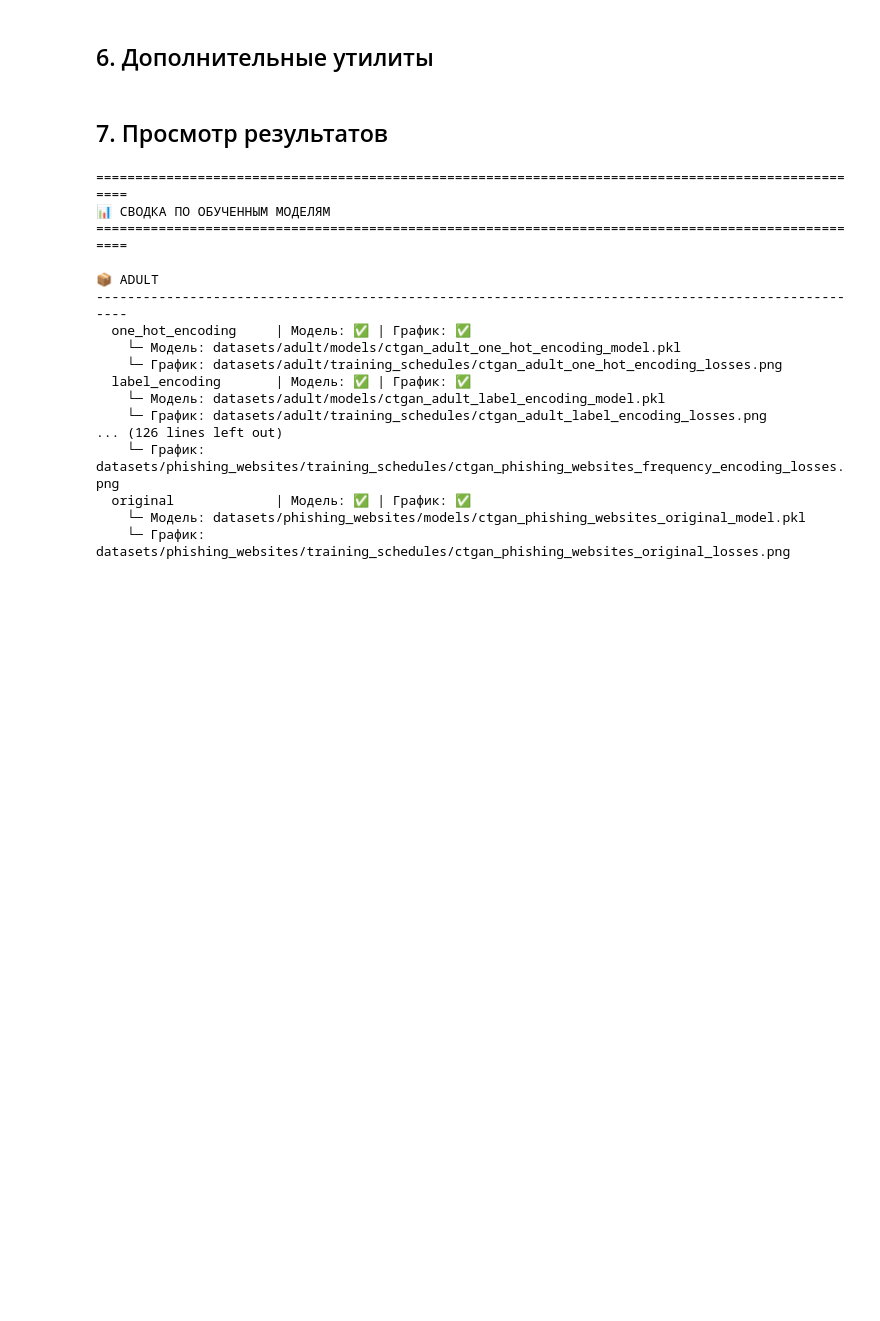
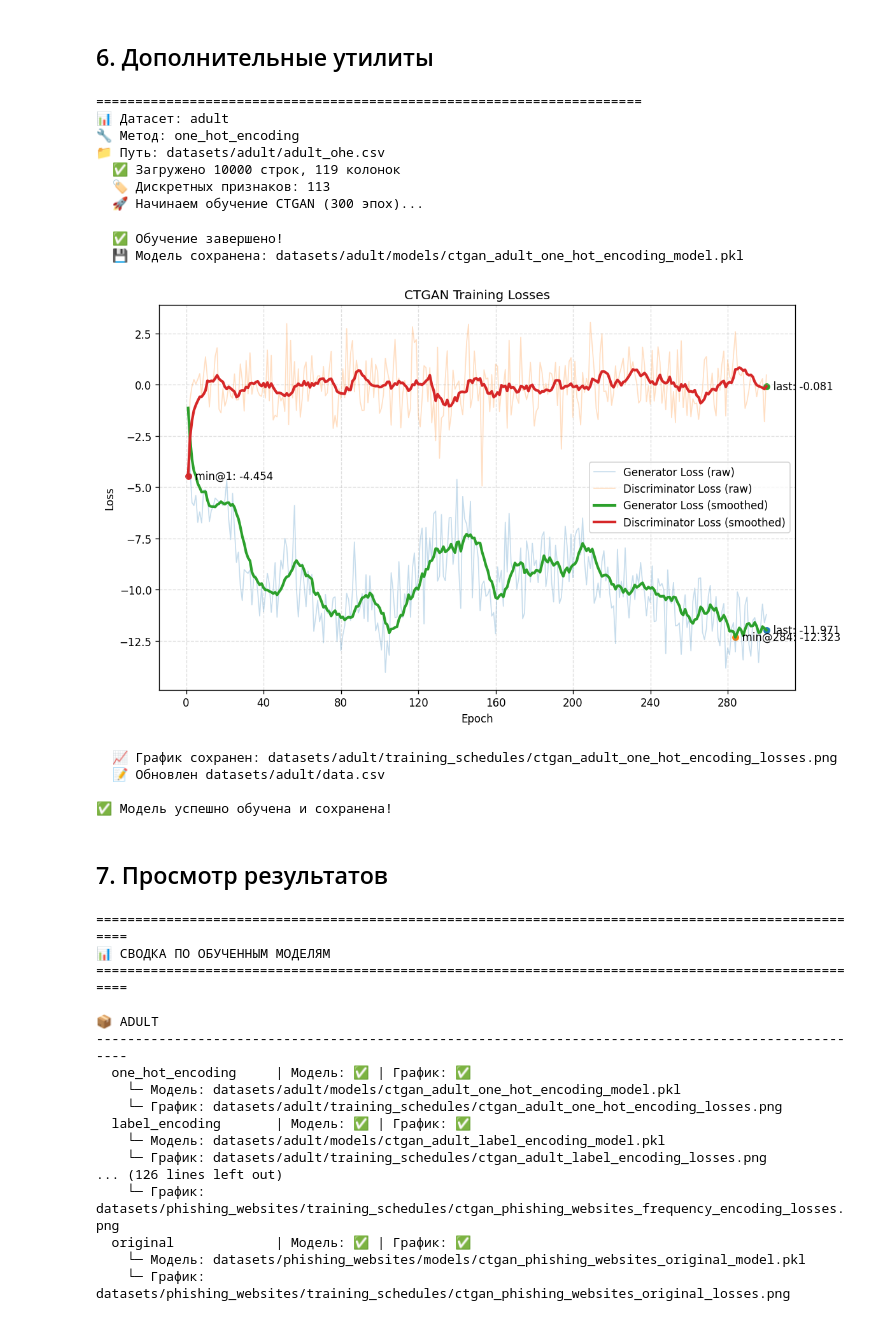
Before and after one commit to IliaOknesavi/NIR, a Jupyter notebook: ctgan_model_creator_new.ipynb, the cells around one changed output. Drawn from its saved outputs; the diff is of its cells as text; code cells hidden in the pictures; blank space fills up the shorter version.

```diff
--- a/ctgan_model_creator_new.ipynb
+++ b/ctgan_model_creator_new.ipynb
@@ -497,8 +449,23 @@ def train_single_dataset(dataset_name, method, epochs=300):
     else:
         print(f"\n❌ Ошибка при обучении модели")
 # %%
-# Пример использования: обучить одну модель
-# train_single_dataset('adult', 'one_hot_encoding', epochs=500)
+#Пример использования: обучить одну модель
+train_single_dataset('adult', 'one_hot_encoding', epochs=300)
+# %% [output]
+======================================================================
+📊 Датасет: adult
+🔧 Метод: one_hot_encoding
+📁 Путь: datasets/adult/adult_ohe.csv
+  ✅ Загружено 10000 строк, 119 колонок
+  🏷️ Дискретных признаков: 113
+  🚀 Начинаем обучение CTGAN (300 эпох)...
+  ✅ Обучение завершено!
+  💾 Модель сохранена: datasets/adult/models/ctgan_adult_one_hot_encoding_model.pkl
+[figure, added]
+  📈 График сохранен: datasets/adult/training_schedules/ctgan_adult_one_hot_encoding_losses.png
+  📝 Обновлен datasets/adult/data.csv
+
+✅ Модель успешно обучена и сохранена!
 # %% [markdown]
 ## 7. Просмотр результатов
 # %%
```
Also changed, not shown: parts of 1 cell of this notebook, 6 other files.
